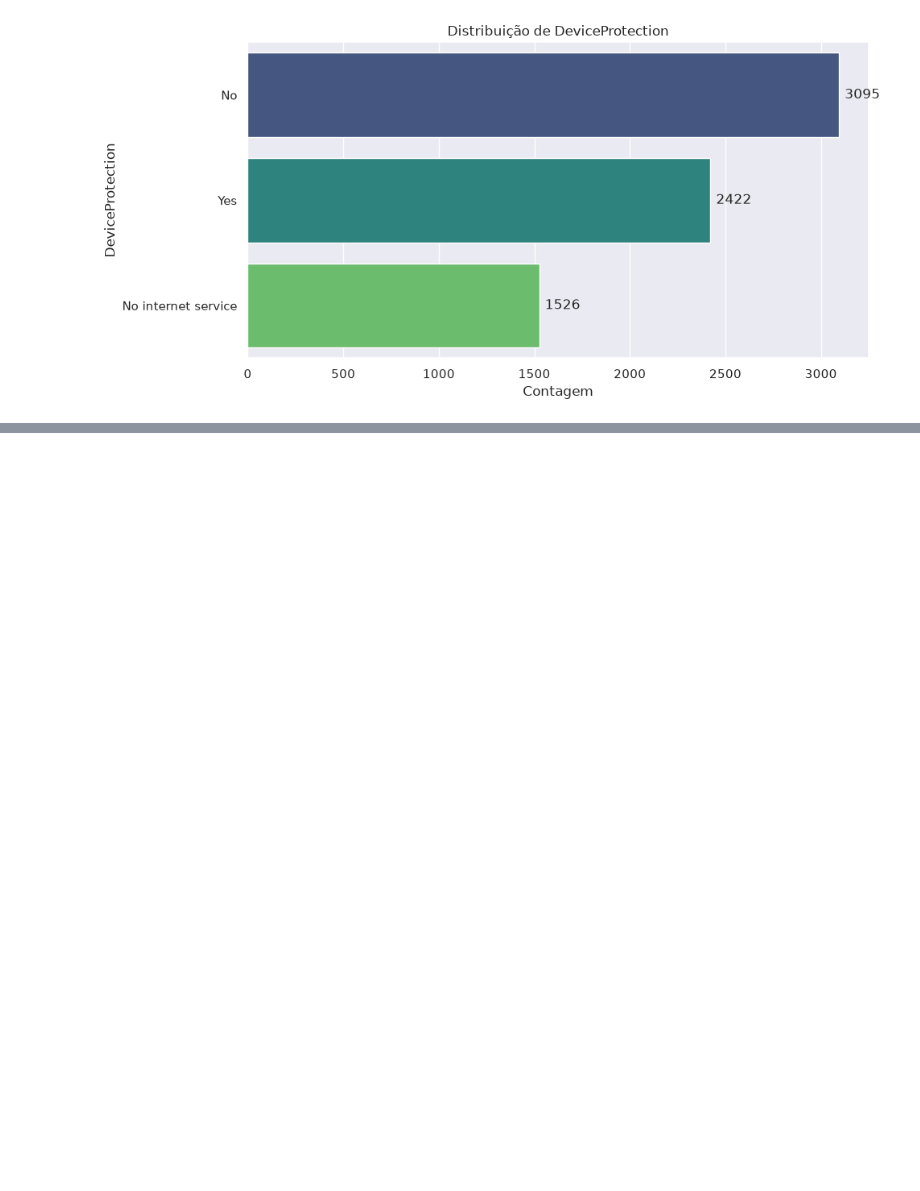
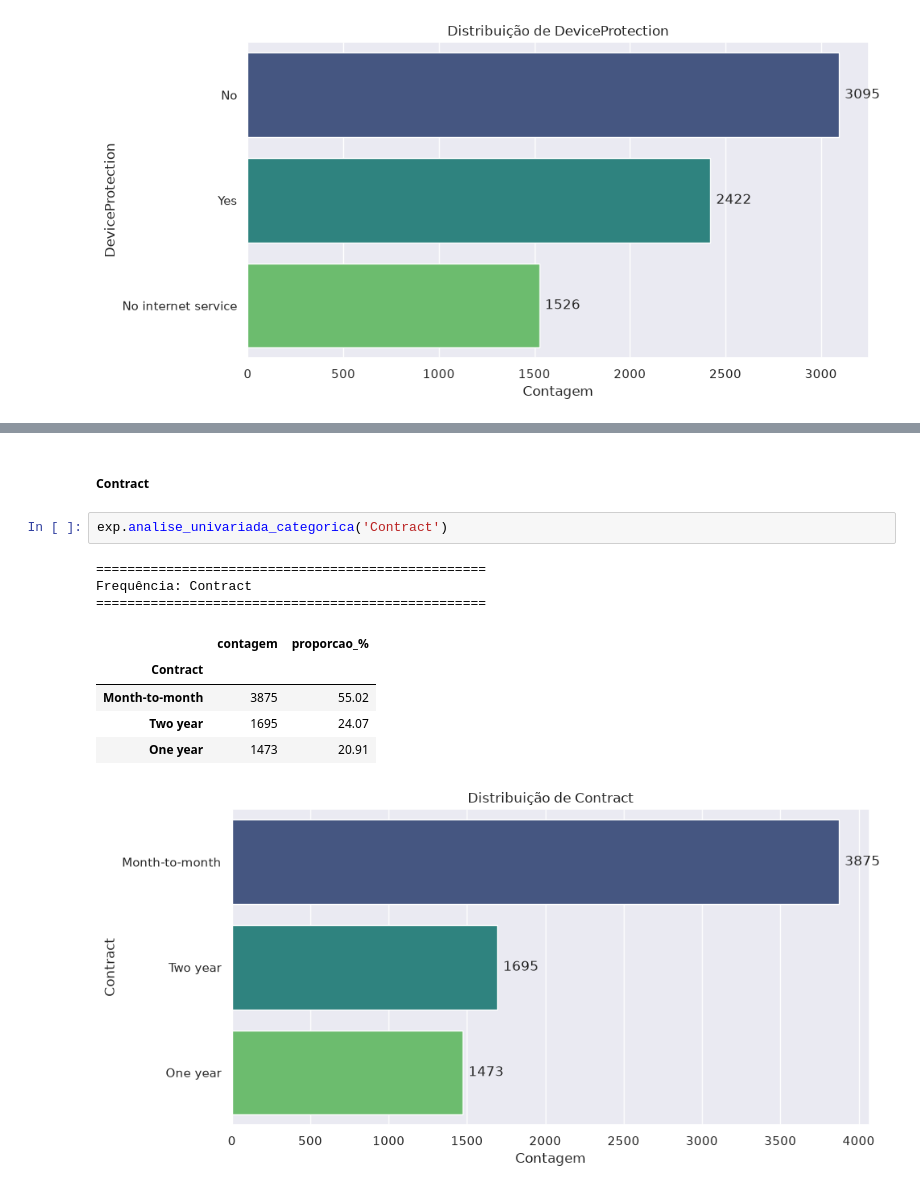
Before and after one commit to j2evaldo/modelo_exploracao, a Jupyter notebook: notebooks/00_analise_univariada.ipynb, the cells around one changed output, grey strips where cells are left out. Drawn from its saved outputs; the diff is of its cells as text; blank space fills up the shorter version.

```diff
--- a/notebooks/00_analise_exploratoria.ipynb
+++ b/notebooks/00_analise_univariada.ipynb
@@ -251,0 +277,14 @@ df2.select_dtypes(include='str').head(1)
+# %% [markdown]
+##### **Contract**
+# %%
+exp.analise_univariada_categorica('Contract')
+# %% [output]
+==================================================
+Frequência: Contract
+==================================================
+|  | contagem | proporcao_% |
+| Contract |  |  |
+| Month-to-month | 3875 | 55.02 |
+| Two year | 1695 | 24.07 |
+| One year | 1473 | 20.91 |
+[figure, added]
```
Also changed, not shown: parts of 12 cells of this notebook, 6 other files.
